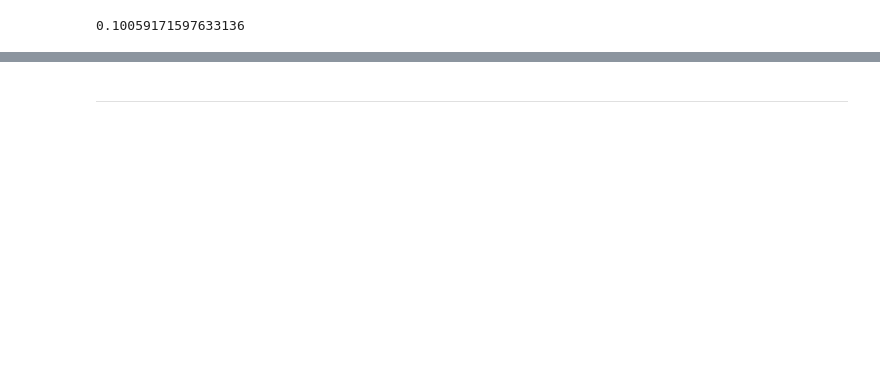
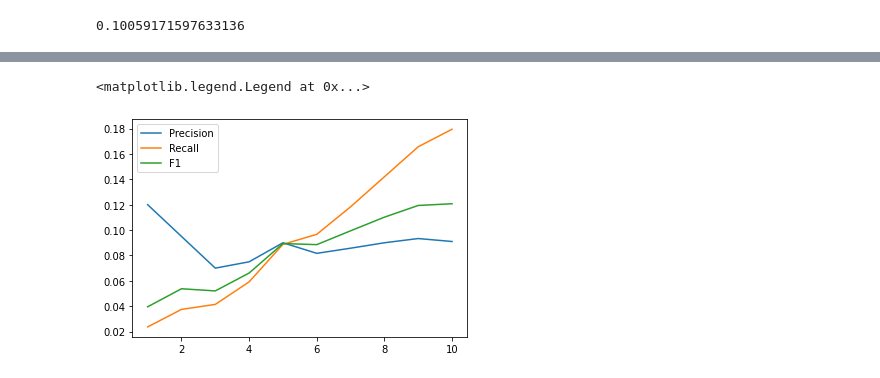
Before and after one commit to FengfanHu/Summer-project, a Jupyter notebook: 3.Model.ipynb, the cells around one changed output, grey strips where cells are left out. Drawn from its saved outputs; the diff is of its cells as text; code cells hidden in the pictures; blank space fills up the shorter version.

```diff
--- a/3.Model.ipynb
+++ b/3.Model.ipynb
@@ -430,0 +656,7 @@ coverage_score(user_ids, user_restaurant_rs_scores), coverage_score(user_ids, us
+# %%
+count = 0
+for uid in user_ids:
+    for rid in list(user_restaurant_rs_scores_3[uid].keys())[:users_test[uid].size]:
+        if rid in users_test[uid]:
+            count += 1
+count/total_count
@@ -681,2 +732,0 @@ pd.DataFrame({'rid': restaurant_df['restaurant_id'].to_numpy(), 'score': res}).s
-# %% [markdown]
----
@@ -773,0 +733,38 @@ class KMedoids():
+# %%
+def precision_K(k):
+    TP = 0;
+    for i, uid in enumerate(user_ids):
+        recommend_ids = [rid for rid, score in sorted(recommendScoreOf(uid, user_similarity_matric[i]).items(), key=lambda x: x[1], reverse=True)][:k];
+        for rid in recommend_ids:
+            if rid in users_test[uid]:
+                TP += 1;
+    return TP/(k*user_ids.size)
+
+def recall_K(k):
+    TP = 0;
+    for i, uid in enumerate(user_ids):
+        recommend_ids = [rid for rid, score in sorted(recommendScoreOf(uid, user_similarity_matric[i]).items(), key=lambda x: x[1], reverse=True)][:k];
+        for rid in recommend_ids:
+            if rid in users_test[uid]:
+                TP += 1;
+    return TP/total_count
+
+def F1_K(k):
+    precision, recall = precision_K(k), recall_K(k)
+    return 2*precision*recall/(precision+recall)
+# %%
+from tqdm import tqdm
+cf_precisions, cf_recalls, cf_f1 = [], [], []
+
+for i in tqdm(range(1, 11)):
+    cf_precisions.append(precision_K(i))
+    cf_recalls.append(recall_K(i))
+    cf_f1.append(F1_K(i))
+# %%
+plt.plot(range(1, 11), cf_precisions, label="Precision")
+plt.plot(range(1, 11), cf_recalls, label="Recall")
+plt.plot(range(1, 11), cf_f1, label="F1")
+plt.legend()
+# %% [output]
+<matplotlib.legend.Legend at 0x...>
+[figure, added]
```
Also changed, not shown: parts of 76 cells of this notebook, 2 other files.
